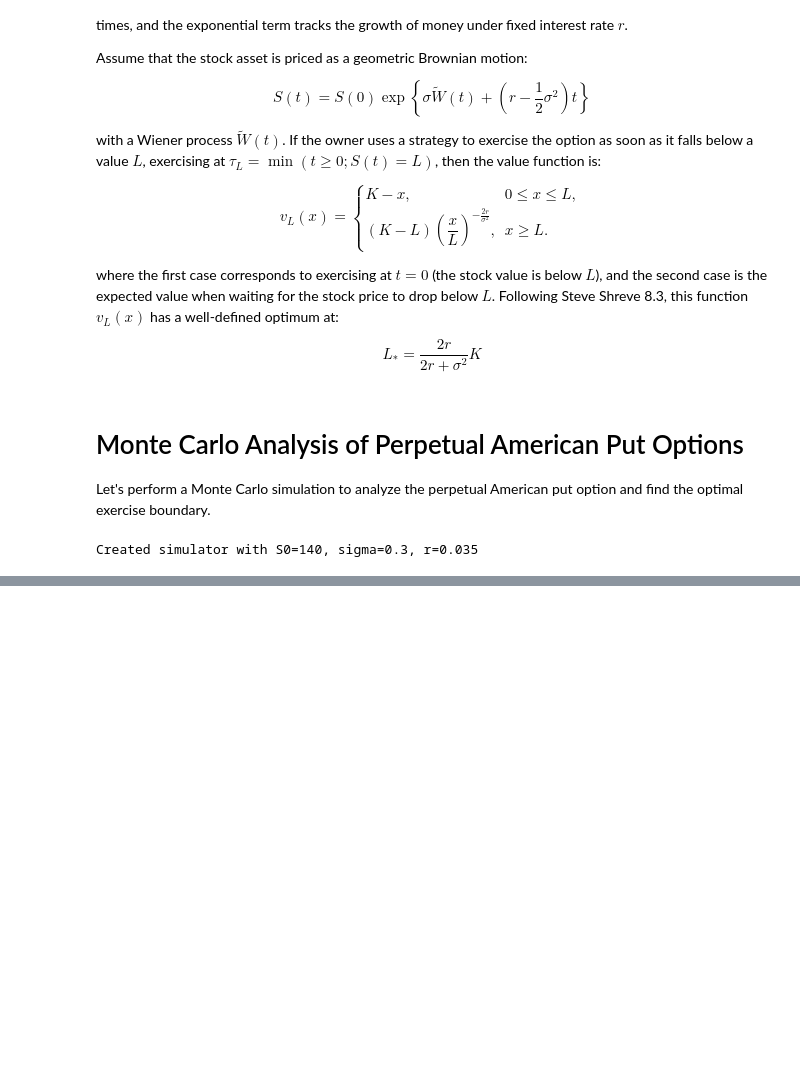
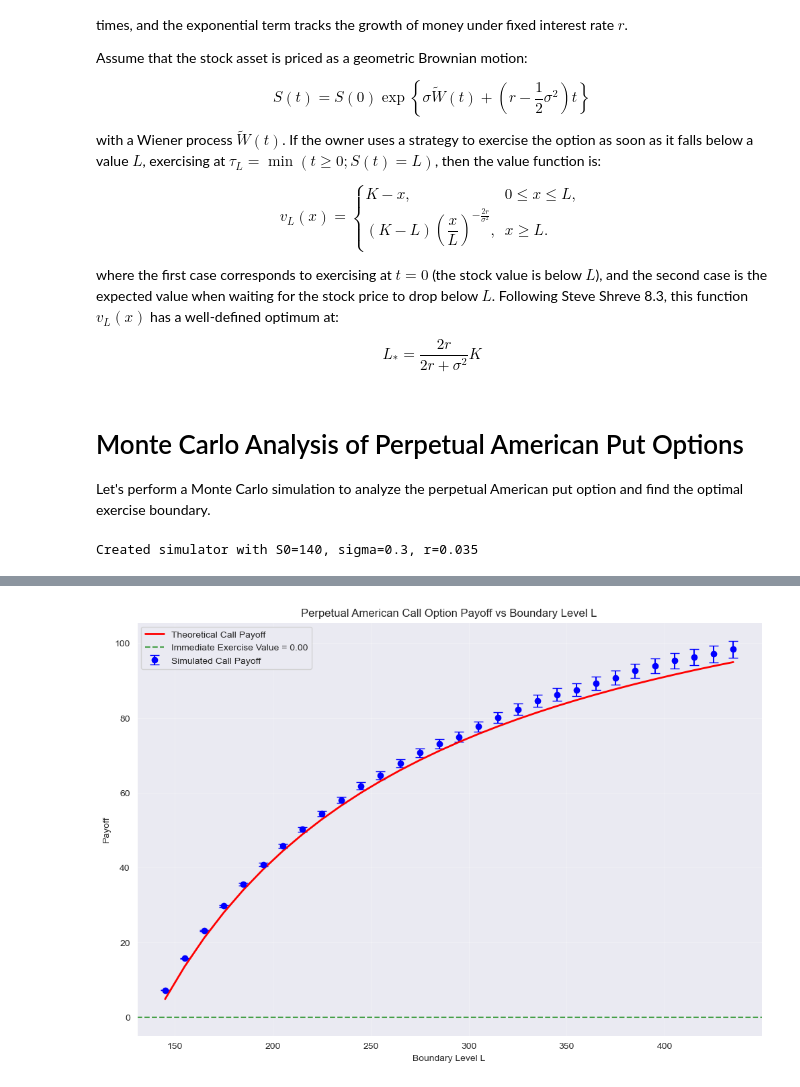
Before and after one commit to wttai004/quant_fin_project, a Jupyter notebook: test_american_option.ipynb, the cells around one changed output, grey strips where cells are left out. Cells and saved outputs as stored; diff of their text form; code cells hidden in the pictures; blank space fills up the shorter version.

```diff
--- a/test_american_option.ipynb
+++ b/test_american_option.ipynb
@@ -370,0 +290,76 @@ sim_results = test_simulation_count_effect()
+# %%
+# For perpetual American call options, there is no optimal finite boundary
+# because it's never optimal to exercise early for a non-dividend paying stock
+# However, let's analyze different boundary levels for educational purposes
+
+# Note: For call options, L should be > K for the theoretical formula to apply
+# The optimal strategy for perpetual American calls on non-dividend stocks
+# is typically to never exercise early (L = infinity)
+
+print(f"Model parameters for call option:")
+print(f"S0 = {S0}, K = {K}, sigma = {sigma}, r = {r}")
+print()
+
+# Test L values above the strike price K
+L_values_call = np.arange(K + 5, K + 300, 10)  # L values above K
+results_call = []
+
+print("Running call option simulations...")
+print("Note: For non-dividend paying stocks, it's typically never optimal to exercise early")
+print()
+
+for L in L_values_call:
+    avg_payoff, std_payoff, payoffs, exercise_times = return_for_perpetual_american_call_simulation(L)
+    results_call.append((L, avg_payoff, std_payoff))
+
+# Convert results to DataFrame for easier plotting
+results_call_df = pd.DataFrame(results_call, columns=['L', 'Average Payoff', 'Std Dev'])
+print("\nCall Option Results Summary:")
+print(results_call_df)
+
+# Plot the results
+plt.figure(figsize=(12, 8))
+plt.errorbar(results_call_df['L'], results_call_df['Average Payoff'], yerr=results_call_df['Std Dev'],
+             fmt='o', label='Simulated Call Payoff', capsize=5, markersize=6, color='blue')
+
+# Theoretical value calculation for call options
+# For perpetual American calls: v_L(x) = (L-K)(x/L) when x <= L, and x-K when x >= L
+theoretical_values_call = []
+for L in L_values_call:
+    if S0 >= L:
+        # If current price is above boundary, exercise immediately
+        theoretical_value = S0 - K
+    else:
+        # If current price is below boundary, use the formula: (L-K)(x/L)
+        theoretical_value = (L - K) * (S0 / L)
+    theoretical_values_call.append(theoretical_value)
+
+plt.plot(L_values_call, theoretical_values_call, label='Theoretical Call Payoff', color='red', linewidth=2)
+
+# For comparison, show the immediate exercise value (S0 - K)
+immediate_exercise_value = max(S0 - K, 0)
+plt.axhline(y=immediate_exercise_value, color='green', linestyle='--',
+            label=f'Immediate Exercise Value = {immediate_exercise_value:.2f}', alpha=0.7)
+
+plt.xlabel('Boundary Level L')
+plt.ylabel('Payoff')
+plt.title('Perpetual American Call Option Payoff vs Boundary Level L')
+plt.legend()
+plt.grid(True, alpha=0.3)
+plt.show()
+
+# Find the "optimal" L from simulation (though theory says it should be infinity)
+optimal_idx_call = np.argmax(results_call_df['Average Payoff'])
+optimal_L_sim_call = results_call_df.iloc[optimal_idx_call]['L']
+max_payoff_sim_call = results_call_df.iloc[optimal_idx_call]['Average Payoff']
+
+print(f"\nCall Option Analysis:")
+print(f"Simulated 'optimal' L: {optimal_L_sim_call:.1f}")
+print(f"Maximum simulated payoff: {max_payoff_sim_call:.4f}")
+print(f"Immediate exercise value: {immediate_exercise_value:.4f}")
+print(f"European call option value (for comparison): {max(S0 - K, 0):.4f}")
+print()
+print("Theory note: For non-dividend paying stocks, perpetual American calls")
+print("should never be exercised early, making the optimal boundary L = ∞")
+print("The declining payoff as L increases confirms this theoretical result.")
+# %% [output]
@@ -370,0 +383 @@ sim_results = test_simulation_count_effect()
+[figure, added]
```
Also changed, not shown: parts of 13 cells of this notebook.
